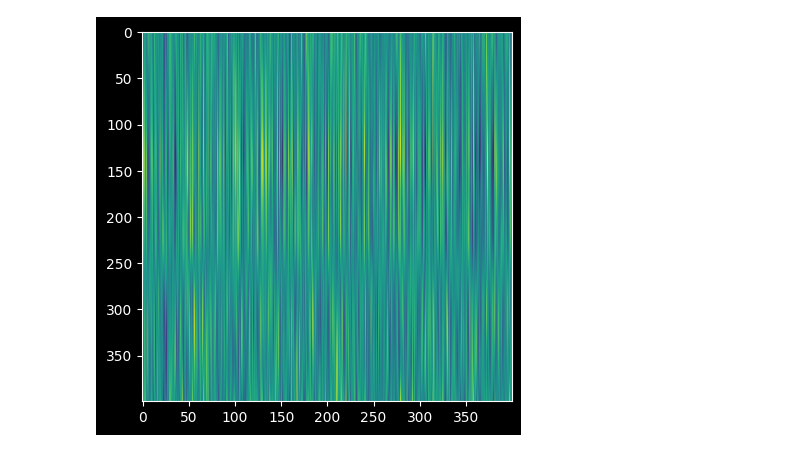
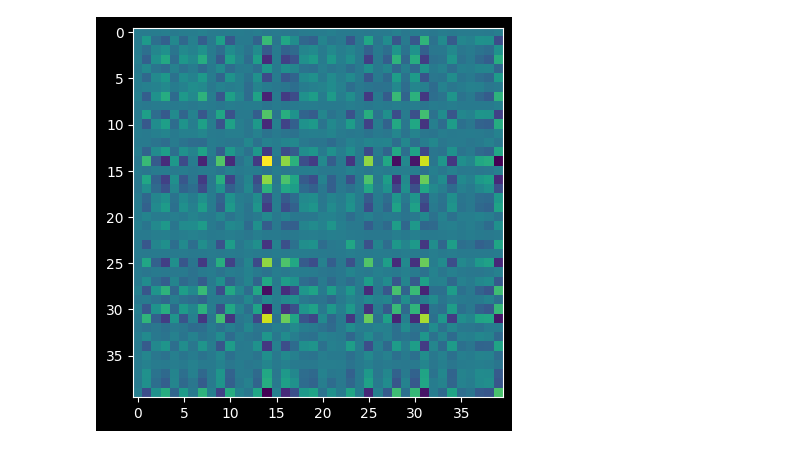
Before and after one commit to Leon-Parepko/Drosophila-Larvae-Simulation, a Jupyter notebook: Ilya/linar_alg/compress/compress_signals.ipynb, the cells around one changed output. Cells and saved outputs as stored; diff of their text form; code cells hidden in the pictures.

```diff
--- a/Ilya/linar_alg/compress/compress_signals.ipynb
+++ b/Ilya/linar_alg/compress/compress_signals.ipynb
@@ -26,8 +30,8 @@ plt.show()
 # %%
-dot_products = activity @ activity
-
+dot_products = activity.T @ activity
+dot_products = dot_products
 plt.imshow(dot_products)
 plt.show()
 # %% [output]
-[figure, old version]
+[figure, new version]
 # %%
```
Also changed, not shown: parts of 6 cells of this notebook, 5 other files.
